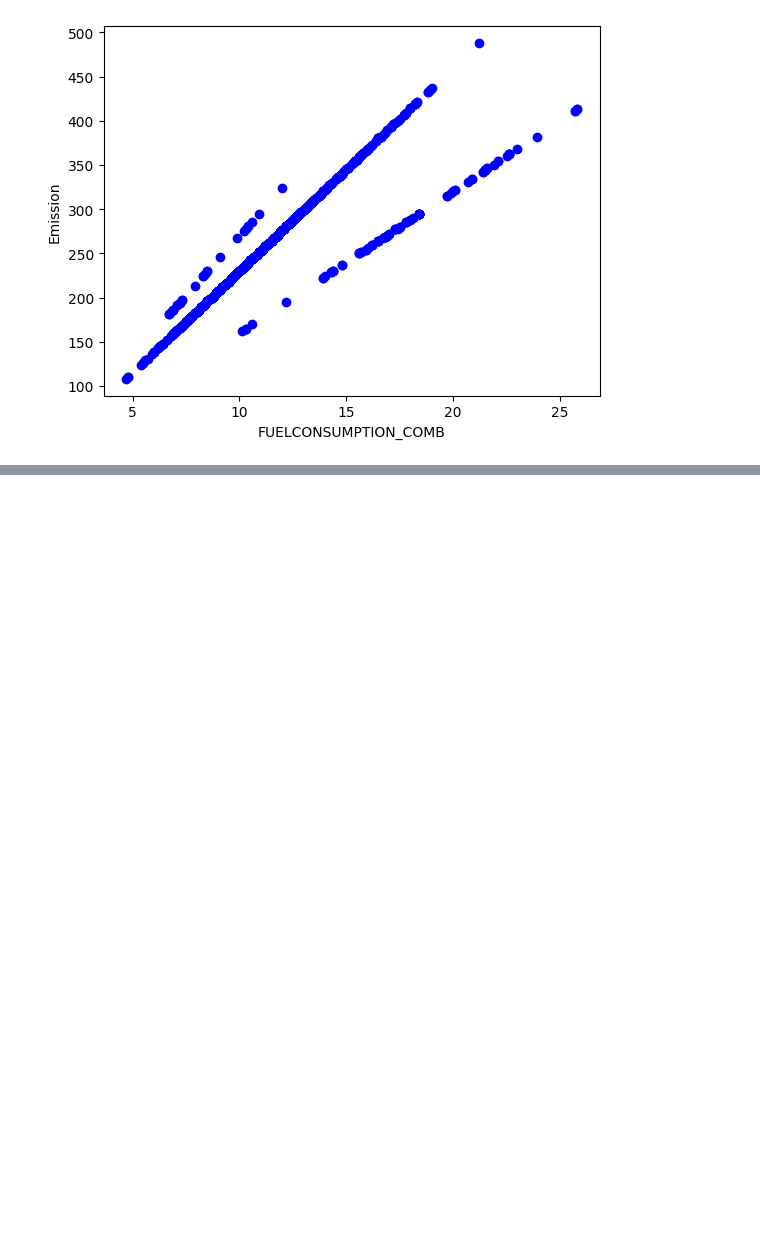
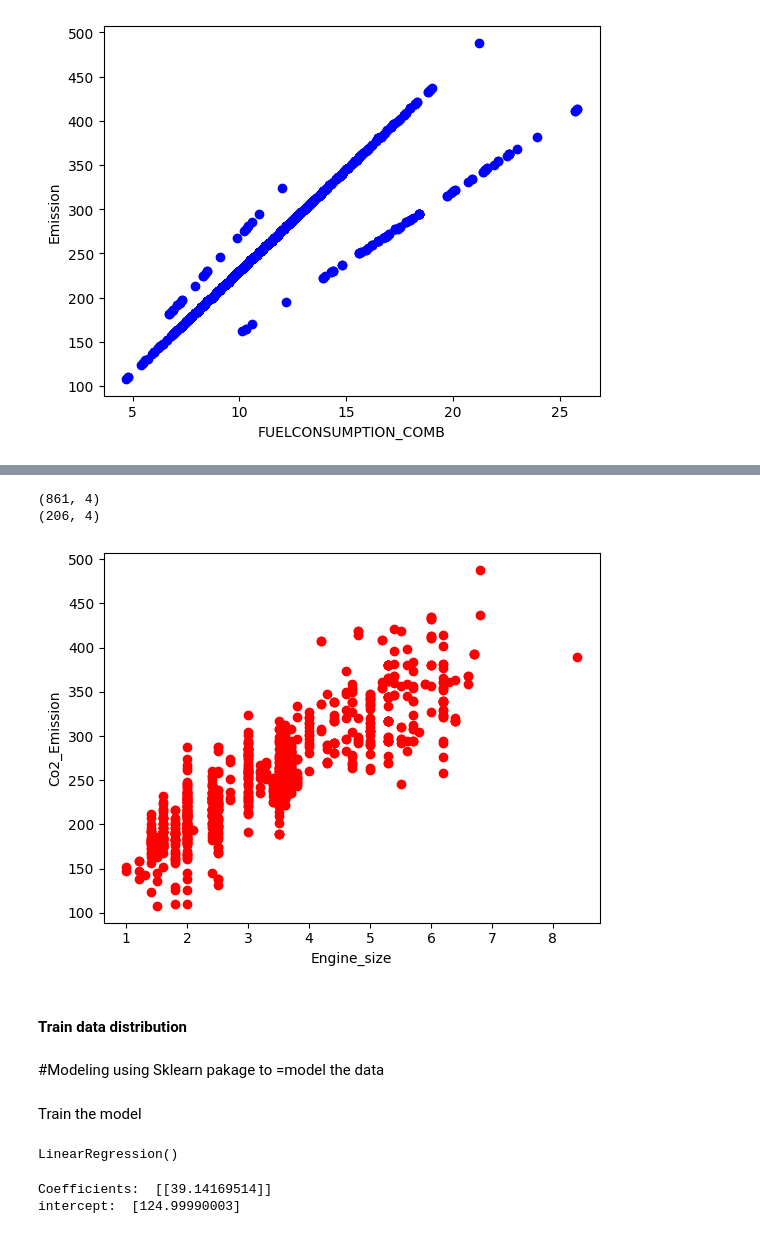
Before and after one commit to Mtaimoorakmal/dataScience, a Jupyter notebook: LinearRegression.ipynb, the cells around one changed output, grey strips where cells are left out. Cells and saved outputs as stored; diff of their text form; code cells hidden in the pictures; blank space fills up the shorter version.

```diff
--- a/LinearRegression.ipynb
+++ b/LinearRegression.ipynb
@@ -78,0 +100,18 @@ plt.show()
+# %%
+print(train.shape)
+print(test.shape)
+# %% [output]
+(861, 4)
+(206, 4)
+# %%
+plt.scatter(train.ENGINESIZE ,train.CO2EMISSIONS, color = "red")
+plt.xlabel("Engine_size")
+plt.ylabel("Co2_Emission")
+plt.show()
+# %% [output]
+[figure, added]
+# %% [markdown]
+#### Train data distribution
+# %% [markdown]
+#Modeling
+using Sklearn pakage to =model the data
@@ -78,0 +124,13 @@ plt.show()
+# %% [markdown]
+Train the model
+# %%
+regr.fit(train_x , train_y)
+# %% [output]
+LinearRegression()
+# %%
+#the cofficients
+print("Coefficients: " , regr.coef_)
+print("intercept: " , regr.intercept_)
+# %% [output]
+Coefficients:  [[39.14169514]]
+intercept:  [124.99990003]
```
Also changed, not shown: parts of 29 cells of this notebook.
